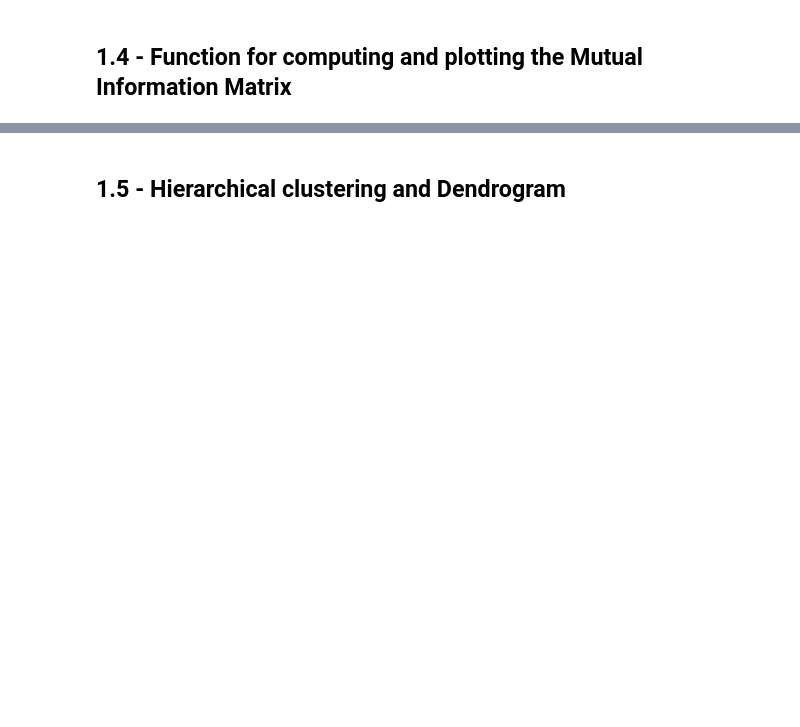
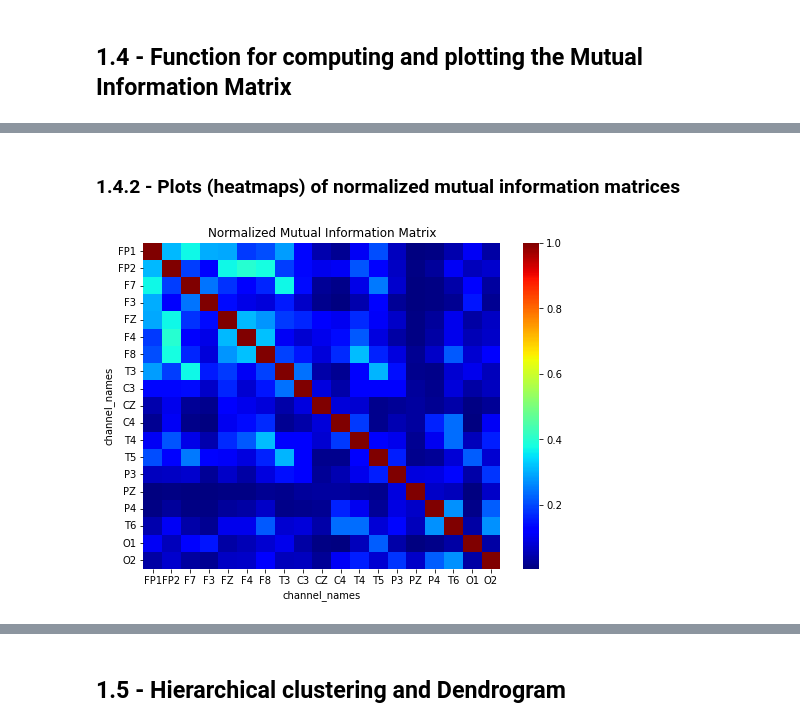
Before and after one commit to Jonkil/OSLOMET_Thesis2022_DS, a Jupyter notebook: Thesis_EEG_v1.ipynb, the cells around one changed output, grey strips where cells are left out. Saved outputs shown, nothing was run; the diff lists cells and outputs as text; code cells hidden in the pictures; blank space fills up the shorter version.

```diff
--- a/Thesis_EEG_v1.ipynb
+++ b/Thesis_EEG_v1.ipynb
@@ -243,0 +366,8 @@ plot_mutual_information_matrix(edf_filename=edf_file_no_epilepsy, bins = 20)
+# %% [markdown]
+### 1.4.2 - Plots (heatmaps) of normalized mutual information matrices
+# %%
+plot_normed_mutual_information_matrix(edf_filename=edf_file_epilepsy, bins = 20)
+# plot_mutual_information_matrix(edf_filename=edf_file_no_epilepsy, bins = 20)
+plt.savefig('normed_mi_mat_epilepsy.pdf', dpi=150, bbox_inches='tight')
+# %% [output]
+[figure, added]
```
Also changed, not shown: parts of 113 cells of this notebook.
